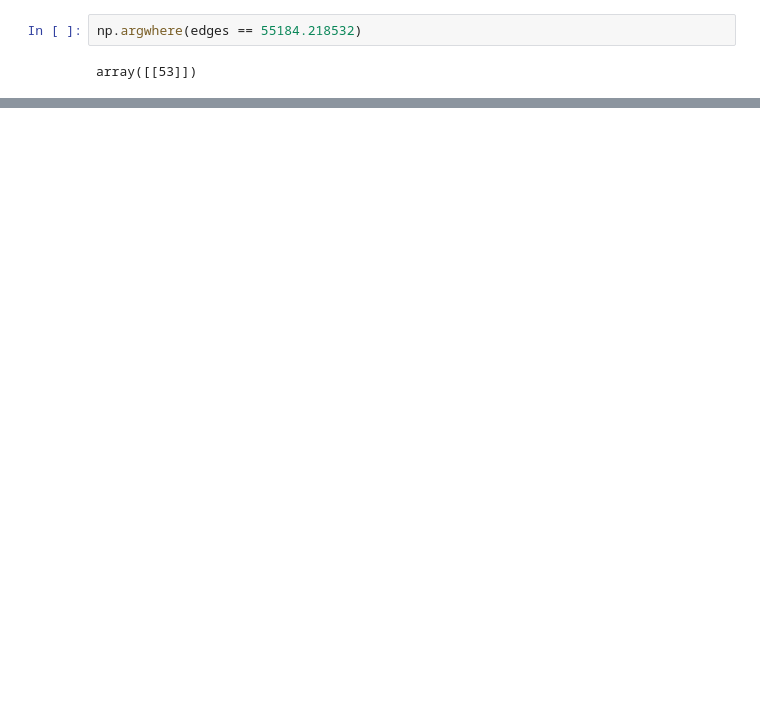
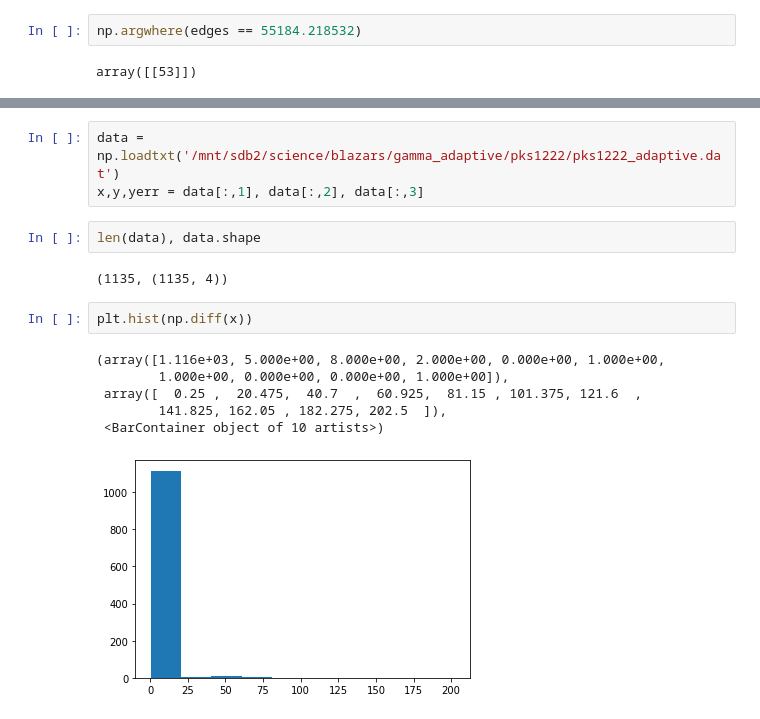
Before and after one commit to Amarchuk/blazar_motifs, a Jupyter notebook: Untitled.ipynb, the cells around one changed output, grey strips where cells are left out. Drawn from its saved outputs; the diff is of its cells as text; blank space fills up the shorter version.

```diff
--- a/Untitled.ipynb
+++ b/Untitled.ipynb
@@ -1387,0 +1505,16 @@ array([[53]])
+# %%
+data = np.loadtxt('/mnt/sdb2/science/blazars/gamma_adaptive/pks1222/pks1222_adaptive.dat')
+x,y,yerr = data[:,1], data[:,2], data[:,3]
+# %%
+len(data), data.shape
+# %% [output]
+(1135, (1135, 4))
+# %%
+plt.hist(np.diff(x))
+# %% [output]
+(array([1.116e+03, 5.000e+00, 8.000e+00, 2.000e+00, 0.000e+00, 1.000e+00,
+        1.000e+00, 0.000e+00, 0.000e+00, 1.000e+00]),
+ array([  0.25 ,  20.475,  40.7  ,  60.925,  81.15 , 101.375, 121.6  ,
+        141.825, 162.05 , 182.275, 202.5  ]),
+ <BarContainer object of 10 artists>)
+[figure, added]
```
Also changed, not shown: parts of 14 cells of this notebook.
